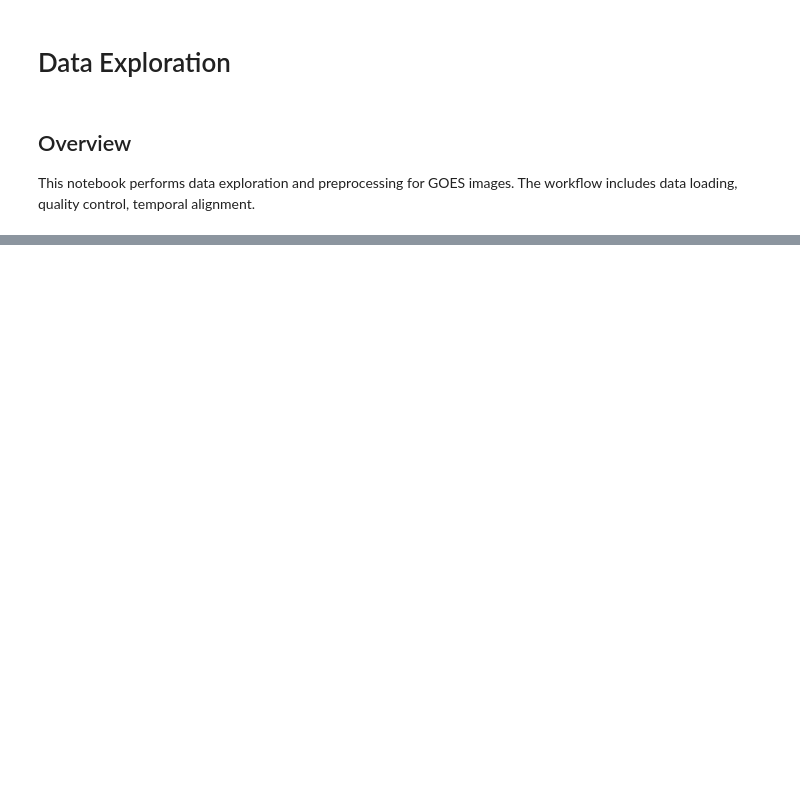
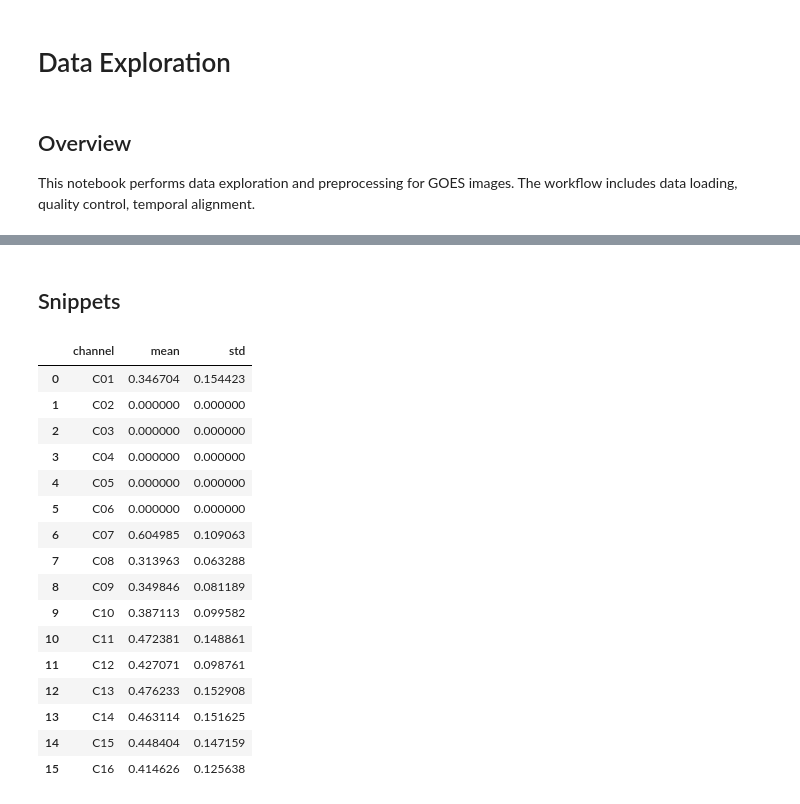
Before and after one commit to EstebanLN/irradiance-fusion-forecast, a Jupyter notebook: Notebooks/02_satellite_images_exploration.ipynb, the cells around one changed output, grey strips where cells are left out. Cells and saved outputs as stored; diff of their text form; code cells hidden in the pictures; blank space fills up the shorter version.

Commit message:
Resolve issues in GOES data preprocessing workflow

```diff
--- a/Notebooks/02_satellite_images_exploration.ipynb
+++ b/Notebooks/02_satellite_images_exploration.ipynb
@@ -339,0 +347,38 @@ Guardado Zarr: ../data_interim/goes_demo/goes_chw.zarr
+# %% [markdown]
+## Snippets
+# %%
+# Save mosaic
+fig.savefig(OUT_DIR / "mosaic_c01_c16.png", dpi=180)
+
+# Save 3-panel figure
+# If you named that figure "fig" in the Cartopy/no-Cartopy branch:
+# fig.savefig(OUT_DIR / "full_roi_crop_rescale.png", dpi=180)
+
+# Save NPZ comparison
+# fig2.savefig(OUT_DIR / "npz_vs_pipeline.png", dpi=180)
+
+# Per-channel stats for the 32x32 patch
+means = [np.nanmean(X[i]) for i in range(X.shape[0])]
+stds  = [np.nanstd(X[i])  for i in range(X.shape[0])]
+stats = pd.DataFrame({"channel":[f"C{i:02d}" for i in range(1, X.shape[0]+1)],
+                      "mean":means, "std":stds})
+stats.to_csv(OUT_DIR / "patch_stats.csv", index=False)
+display(stats)
+# %% [output]
+|  | channel | mean | std |
+| 0 | C01 | 0.346704 | 0.154423 |
+| 1 | C02 | 0.000000 | 0.000000 |
+| 2 | C03 | 0.000000 | 0.000000 |
+| 3 | C04 | 0.000000 | 0.000000 |
+| 4 | C05 | 0.000000 | 0.000000 |
+| 5 | C06 | 0.000000 | 0.000000 |
+| 6 | C07 | 0.604985 | 0.109063 |
+| 7 | C08 | 0.313963 | 0.063288 |
+| 8 | C09 | 0.349846 | 0.081189 |
+| 9 | C10 | 0.387113 | 0.099582 |
+| 10 | C11 | 0.472381 | 0.148861 |
+| 11 | C12 | 0.427071 | 0.098761 |
+| 12 | C13 | 0.476233 | 0.152908 |
+| 13 | C14 | 0.463114 | 0.151625 |
+| 14 | C15 | 0.448404 | 0.147159 |
+| 15 | C16 | 0.414626 | 0.125638 |
```
Also changed, not shown: parts of 11 cells of this notebook.
